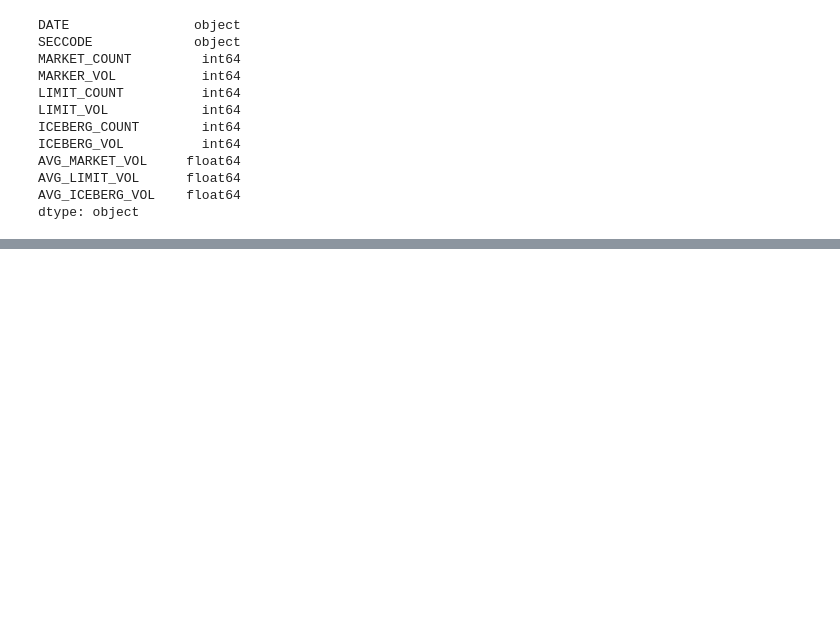
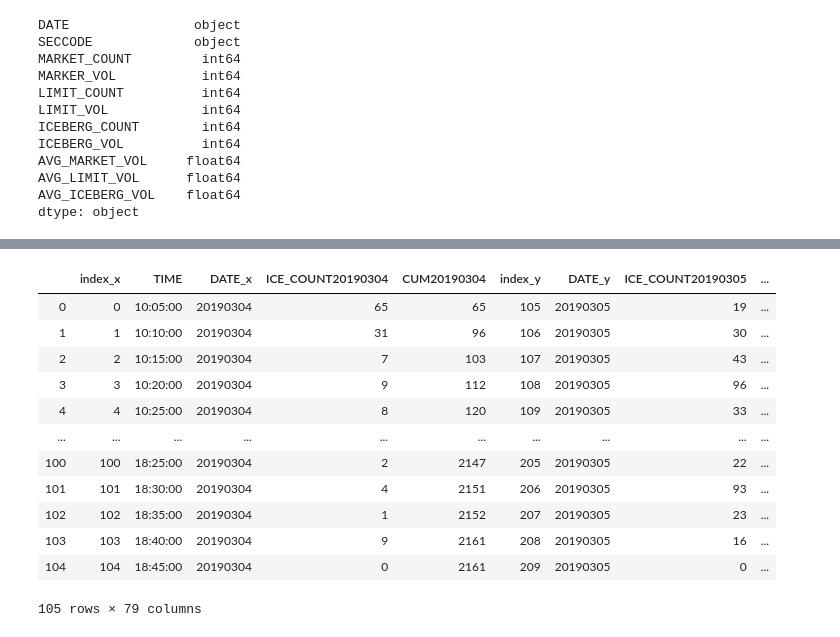
Before and after one commit to katya-luzina/master_thesis, a Jupyter notebook: 1. выявление айсберг-заявок.ipynb, the cells around one changed output, grey strips where cells are left out. Cells and saved outputs as stored; diff of their text form; code cells hidden in the pictures; blank space fills up the shorter version.

```diff
--- a/1. выявление айсберг-заявок.ipynb
+++ b/1. выявление айсберг-заявок.ipynb
@@ -326,0 +489,58 @@ statistics_mean
+# %%
+# считаем среднее количество по всем айсбергам на каждую пятиминутку
+ice_day['ICE_COUNT_MEAN'] = ice_day[['ICE_COUNT20190304',
+                                     'ICE_COUNT20190305',
+                                     'ICE_COUNT20190306',
+                                     'ICE_COUNT20190307',
+                                     'ICE_COUNT20190311',
+                                     'ICE_COUNT20190312',
+                                     'ICE_COUNT20190313',
+                                     'ICE_COUNT20190314',
+                                     'ICE_COUNT20190315',
+                                     'ICE_COUNT20190318',
+                                     'ICE_COUNT20190319',
+                                     'ICE_COUNT20190320',
+                                     'ICE_COUNT20190321',
+                                     'ICE_COUNT20190322',
+                                     'ICE_COUNT20190325',
+                                     'ICE_COUNT20190326',
+                                     'ICE_COUNT20190327',
+                                     'ICE_COUNT20190328',
+                                     'ICE_COUNT20190329']].mean(1)
+
+# считаем среднее накопленное количество по всем айсбергам на каждую пятиминутку
+ice_day['CUM_MEAN'] = ice_day[['CUM20190304',
+                                     'CUM20190305',
+                                     'CUM20190306',
+                                     'CUM20190307',
+                                     'CUM20190311',
+                                     'CUM20190312',
+                                     'CUM20190313',
+                                     'CUM20190314',
+                                     'CUM20190315',
+                                     'CUM20190318',
+                                     'CUM20190319',
+                                     'CUM20190320',
+                                     'CUM20190321',
+                                     'CUM20190322',
+                                     'CUM20190325',
+                                     'CUM20190326',
+                                     'CUM20190327',
+                                     'CUM20190328',
+                                     'CUM20190329']].mean(1)
+
+ice_day
+# %% [output]
+|  | index_x | TIME | DATE_x | ICE_COUNT20190304 | CUM20190304 | index_y | DATE_y | ICE_COUNT20190305 | ... |
+| 0 | 0 | 10:05:00 | 20190304 | 65 | 65 | 105 | 20190305 | 19 | ... |
+| 1 | 1 | 10:10:00 | 20190304 | 31 | 96 | 106 | 20190305 | 30 | ... |
+| 2 | 2 | 10:15:00 | 20190304 | 7 | 103 | 107 | 20190305 | 43 | ... |
+| 3 | 3 | 10:20:00 | 20190304 | 9 | 112 | 108 | 20190305 | 96 | ... |
+| 4 | 4 | 10:25:00 | 20190304 | 8 | 120 | 109 | 20190305 | 33 | ... |
+| ... | ... | ... | ... | ... | ... | ... | ... | ... | ... |
+| 100 | 100 | 18:25:00 | 20190304 | 2 | 2147 | 205 | 20190305 | 22 | ... |
+| 101 | 101 | 18:30:00 | 20190304 | 4 | 2151 | 206 | 20190305 | 93 | ... |
+| 102 | 102 | 18:35:00 | 20190304 | 1 | 2152 | 207 | 20190305 | 23 | ... |
+| 103 | 103 | 18:40:00 | 20190304 | 9 | 2161 | 208 | 20190305 | 16 | ... |
+| 104 | 104 | 18:45:00 | 20190304 | 0 | 2161 | 209 | 20190305 | 0 | ... |
+105 rows × 79 columns
```
Also changed, not shown: parts of 19 cells of this notebook.
